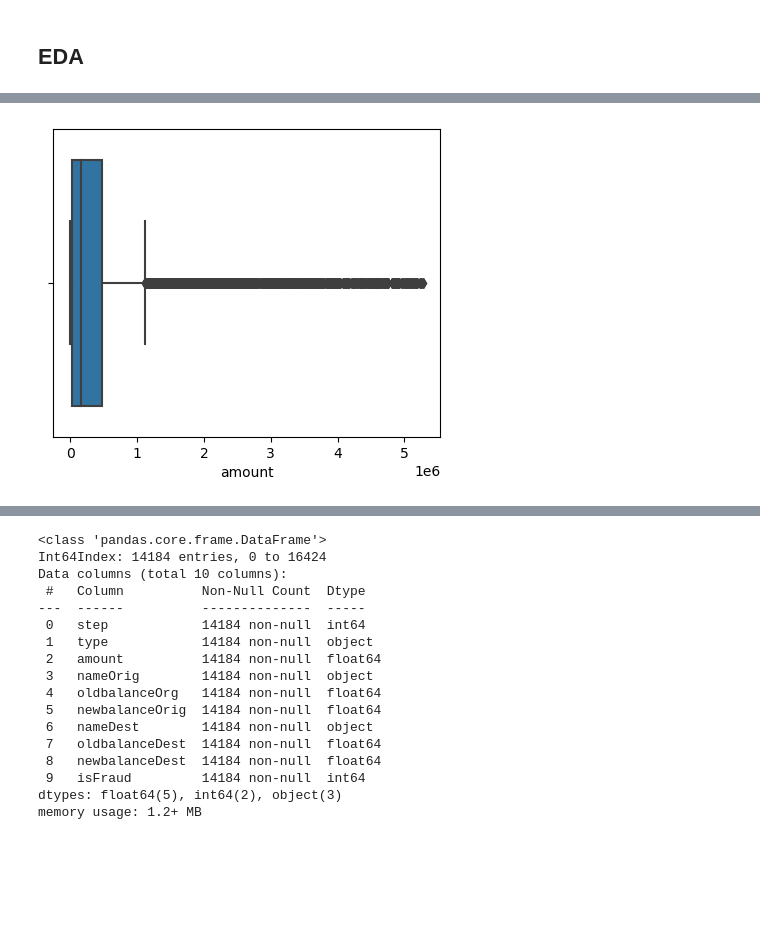
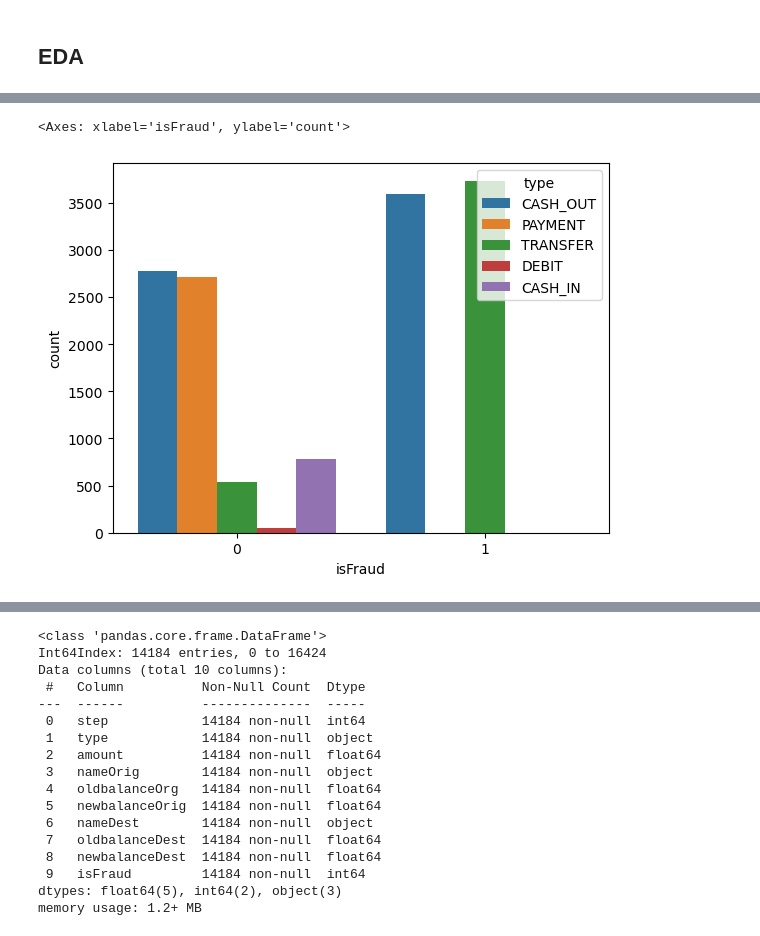
Before and after one commit to Sahil-Naik/Machine-Learning, a Jupyter notebook: Fraud Detection/Source_Code_V2.ipynb, the cells around one changed output, grey strips where cells are left out. Drawn from its saved outputs; the diff is of its cells as text; code cells hidden in the pictures; blank space fills up the shorter version.

```diff
--- a/Fraud Detection/Source_Code_V2.ipynb
+++ b/Fraud Detection/Source_Code_V2.ipynb
@@ -301,5 +308,5 @@ df = df[~((df < lower_bound) | (df > upper_bound)).any(axis=1)]
-# %%
-plt.figure(figsize=(5,4))
-ax = sns.boxplot(x="amount", data=df)
-# %% [output]
-[figure, removed]
+# %%
+sns.countplot(data=df, x="isFraud", hue="type")
+# %% [output]
+<Axes: xlabel='isFraud', ylabel='count'>
+[figure, added]
```
Also changed, not shown: parts of 14 cells of this notebook.
